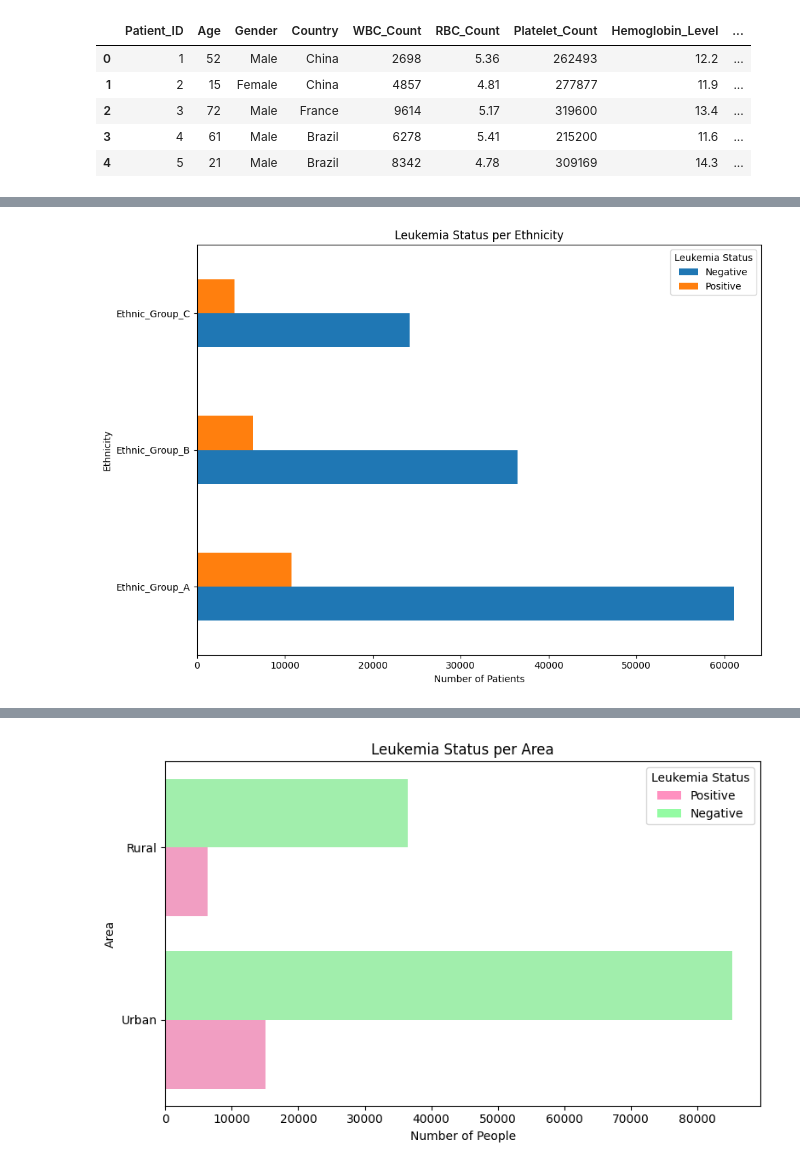
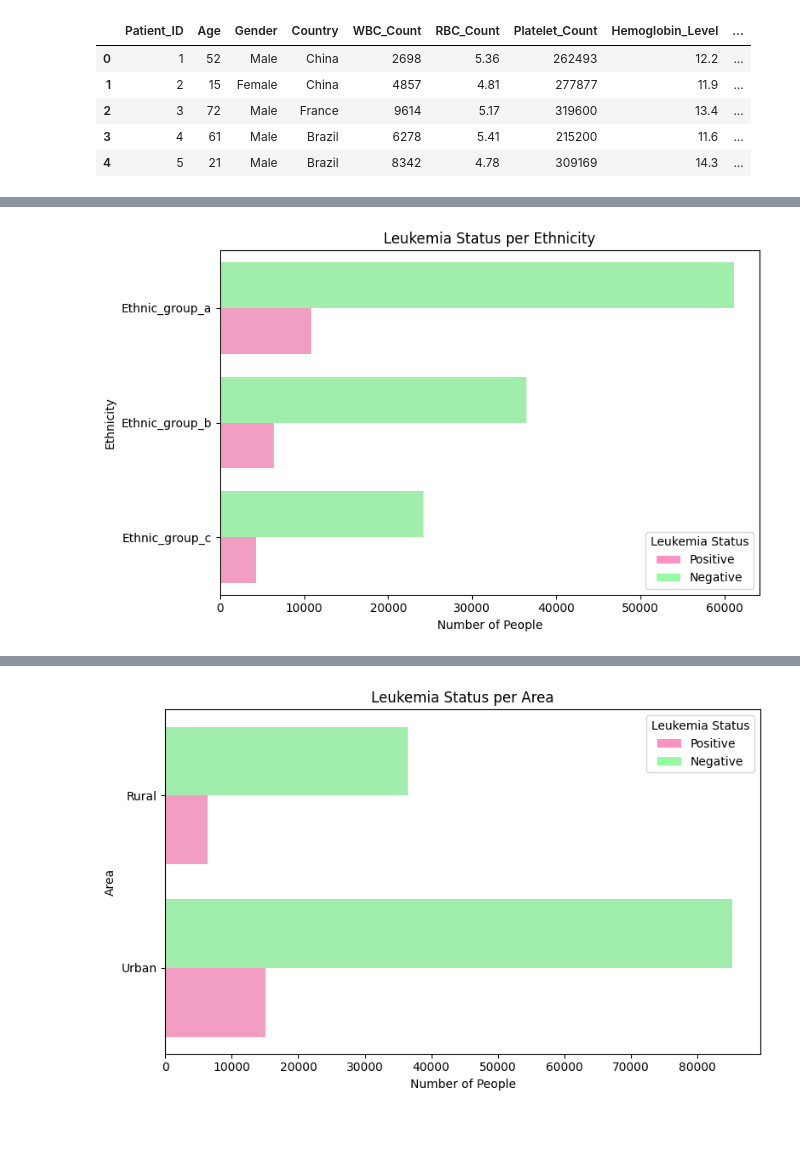
Before and after one commit to andreeriga/Scientific-Visualization-Magistrale, a Jupyter notebook: notebooks/leukemia.ipynb, the cells around one changed output, grey strips where cells are left out. Cells and saved outputs as stored; diff of their text form; code cells hidden in the pictures; blank space fills up the shorter version.

```diff
--- a/notebooks/leukemia.ipynb
+++ b/notebooks/leukemia.ipynb
@@ -86,15 +116,51 @@ plt.show()
 # %%
+
+
+# Leggi il dataset
 df = pd.read_csv("../data/leukemia_dataset.csv")
-cross = pd.crosstab(df["Ethnicity"], df["Leukemia_Status"])
 
-# Bar plot orizzontale
-cross.plot(kind="barh", stacked=False, figsize=(10,7))
+# Normalizza i valori
+df['Leukemia_Status'] = df['Leukemia_Status'].str.strip().str.capitalize()
+df['Ethnicity'] = df['Ethnicity'].str.strip().str.capitalize()
 
-plt.xlabel("Number of Patients")
+plt.figure(figsize=(8,5))
+
+# Ordine desiderato
+ethnicity_order = ["Ethnic_group_a", "Ethnic_group_b", "Ethnic_group_c"]
+
+# Palette con alpha
+palette = {
+    "Positive": (255/255, 0/255, 111/255, 0.43),
+    "Negative": (7/255, 247/255, 43/255, 0.43)
+}
+
+# Countplot con barre affiancate e ordine personalizzato
+ax = sns.countplot(
+    data=df,
+    y="Ethnicity",
+    hue="Leukemia_Status",
+    dodge=True,
+    palette=palette,
+    order=ethnicity_order
+)
+
+# Imposta alpha sulle barre
+for bars in ax.containers:
+    for bar in bars:
+        bar.set_alpha(0.43)
+
+# Legenda personalizzata
+handles = [
+    Patch(facecolor=(255/255, 0/255, 111/255, 0.43), label="Positive"),
+    Patch(facecolor=(7/255, 247/255, 43/255, 0.43), label="Negative")
+]
+ax.legend(handles=handles, title="Leukemia Status")
+
+plt.xlabel("Number of People")
 plt.ylabel("Ethnicity")
 plt.title("Leukemia Status per Ethnicity")
-plt.legend(title="Leukemia Status")
+
 plt.tight_layout()
 plt.show()
 # %% [output]
-[figure, old version]
+[figure, new version]
```
Also changed, not shown: parts of 4 cells of this notebook, 2 other files.
